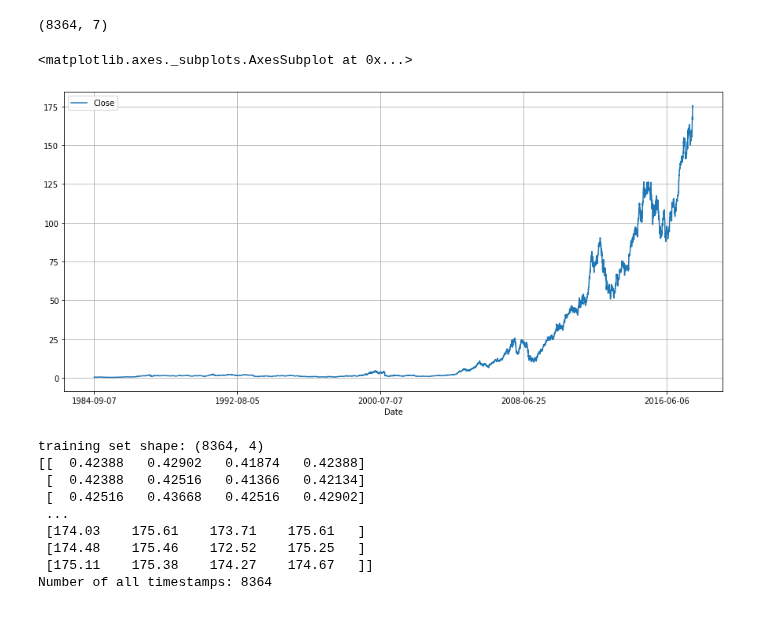
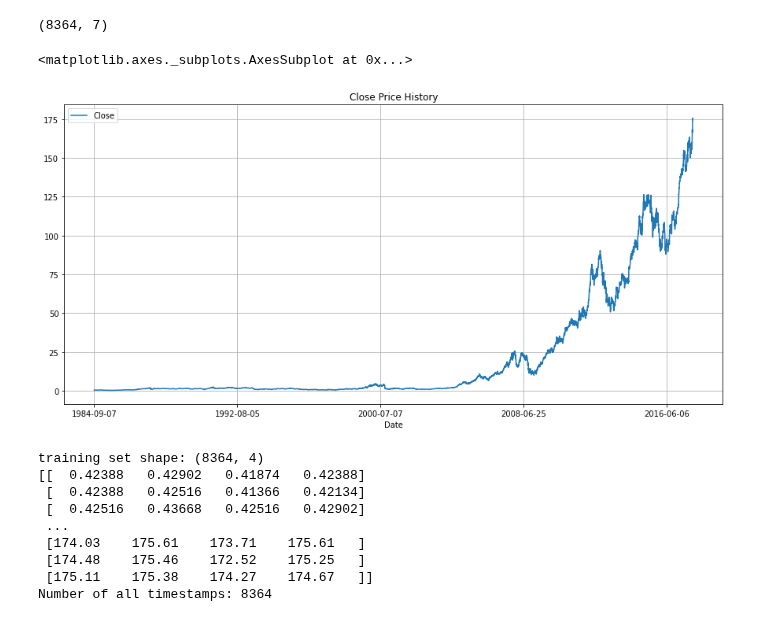
Before and after one commit to zanderman/stock-forecasting-transformer, a Jupyter notebook: Stock_predict_LSTM.ipynb, the cells around one changed output. Drawn from its saved outputs; the diff is of its cells as text; code cells hidden in the pictures.

```diff
--- a/Stock_predict_LSTM.ipynb
+++ b/Stock_predict_LSTM.ipynb
@@ -119,10 +132,10 @@ dataset.shape
 # %% [output]
 (8364, 7)
 # %%
-dataset.plot(x='Date', y='Close', figsize=(15,7), grid=True)
+dataset.plot(x='Date', y='Close', figsize=(15,7), grid=True, title='Close Price History')
 # %% [output]
 <matplotlib.axes._subplots.AxesSubplot at 0x...>
-[figure, old version]
+[figure, new version]
 # %%
 # Extract Features used in training and predictions
 df_train = dataset.drop(['Date', 'Volume', 'OpenInt'], axis=1)
```
Also changed, not shown: parts of 15 cells of this notebook.
